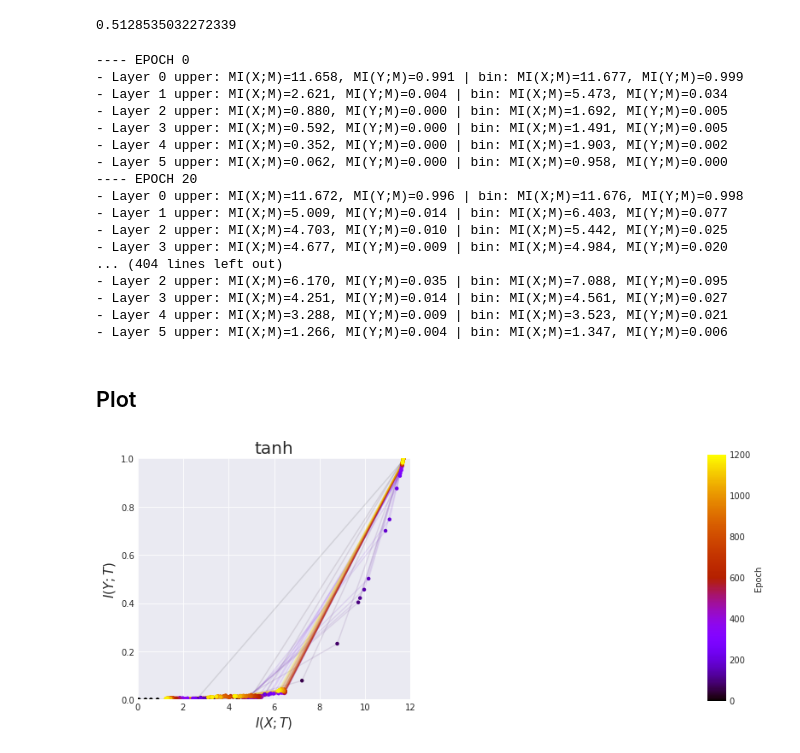
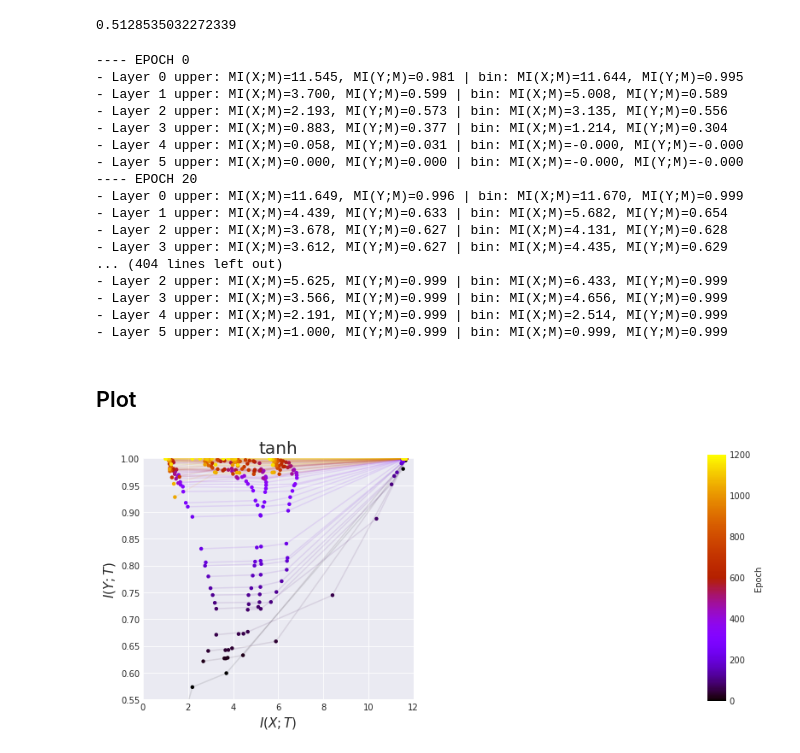
Before and after one commit to rodsveiga/information_plane_NN, a Jupyter notebook: NN_mini_batch_training/compute_MI.ipynb, the cells around one changed output. Saved outputs shown, nothing was run; the diff lists cells and outputs as text; code cells hidden in the pictures.

```diff
--- a/NN_mini_batch_training/compute_MI.ipynb
+++ b/NN_mini_batch_training/compute_MI.ipynb
@@ -51,7 +51,7 @@ False
 ## Training information
 # %%
 #training_info = load_obj('tishby_mini_batch')
-training_info = load_obj('tishby_mini_batch_new_try')
+training_info = load_obj('tishby_mini_batch_artemy_1200')
 # %%
 training_info['data'][0]['activity'][0]
 # %% [output]
@@ -293,6 +293,8 @@ hM_given_Y_upper
 h_upper - hM_given_Y_upper
 # %% [output]
 0.5128535032272339
+# %%
+training_info['data'] = training_info['data_artemy']
 # %%
 #### This is an auxiliary dictionary to store the results for each epoch
 # Data structure used to store results
@@ -382,22 +384,22 @@ for epoch in range(0, len(training_info['data']), 20):
     measures['tanh'][epoch] = cepochdata
 # %% [output]
 ---- EPOCH 0
-- Layer 0 upper: MI(X;M)=11.658, MI(Y;M)=0.991 | bin: MI(X;M)=11.677, MI(Y;M)=0.999
-- Layer 1 upper: MI(X;M)=2.621, MI(Y;M)=0.004 | bin: MI(X;M)=5.473, MI(Y;M)=0.034
-- Layer 2 upper: MI(X;M)=0.880, MI(Y;M)=0.000 | bin: MI(X;M)=1.692, MI(Y;M)=0.005
-- Layer 3 upper: MI(X;M)=0.592, MI(Y;M)=0.000 | bin: MI(X;M)=1.491, MI(Y;M)=0.005
-- Layer 4 upper: MI(X;M)=0.352, MI(Y;M)=0.000 | bin: MI(X;M)=1.903, MI(Y;M)=0.002
-- Layer 5 upper: MI(X;M)=0.062, MI(Y;M)=0.000 | bin: MI(X;M)=0.958, MI(Y;M)=0.000
+- Layer 0 upper: MI(X;M)=11.545, MI(Y;M)=0.981 | bin: MI(X;M)=11.644, MI(Y;M)=0.995
+- Layer 1 upper: MI(X;M)=3.700, MI(Y;M)=0.599 | bin: MI(X;M)=5.008, MI(Y;M)=0.589
+- Layer 2 upper: MI(X;M)=2.193, MI(Y;M)=0.573 | bin: MI(X;M)=3.135, MI(Y;M)=0.556
+- Layer 3 upper: MI(X;M)=0.883, MI(Y;M)=0.377 | bin: MI(X;M)=1.214, MI(Y;M)=0.304
+- Layer 4 upper: MI(X;M)=0.058, MI(Y;M)=0.031 | bin: MI(X;M)=-0.000, MI(Y;M)=-0.000
+- Layer 5 upper: MI(X;M)=0.000, MI(Y;M)=0.000 | bin: MI(X;M)=-0.000, MI(Y;M)=-0.000
 ---- EPOCH 20
-- Layer 0 upper: MI(X;M)=11.672, MI(Y;M)=0.996 | bin: MI(X;M)=11.676, MI(Y;M)=0.998
-- Layer 1 upper: MI(X;M)=5.009, MI(Y;M)=0.014 | bin: MI(X;M)=6.403, MI(Y;M)=0.077
-- Layer 2 upper: MI(X;M)=4.703, MI(Y;M)=0.010 | bin: MI(X;M)=5.442, MI(Y;M)=0.025
-- Layer 3 upper: MI(X;M)=4.677, MI(Y;M)=0.009 | bin: MI(X;M)=4.984, MI(Y;M)=0.020
+- Layer 0 upper: MI(X;M)=11.649, MI(Y;M)=0.996 | bin: MI(X;M)=11.670, MI(Y;M)=0.999
+- Layer 1 upper: MI(X;M)=4.439, MI(Y;M)=0.633 | bin: MI(X;M)=5.682, MI(Y;M)=0.654
+- Layer 2 upper: MI(X;M)=3.678, MI(Y;M)=0.627 | bin: MI(X;M)=4.131, MI(Y;M)=0.628
+- Layer 3 upper: MI(X;M)=3.612, MI(Y;M)=0.627 | bin: MI(X;M)=4.435, MI(Y;M)=0.629
 ... (404 lines left out)
-- Layer 2 upper: MI(X;M)=6.170, MI(Y;M)=0.035 | bin: MI(X;M)=7.088, MI(Y;M)=0.095
-- Layer 3 upper: MI(X;M)=4.251, MI(Y;M)=0.014 | bin: MI(X;M)=4.561, MI(Y;M)=0.027
-- Layer 4 upper: MI(X;M)=3.288, MI(Y;M)=0.009 | bin: MI(X;M)=3.523, MI(Y;M)=0.021
-- Layer 5 upper: MI(X;M)=1.266, MI(Y;M)=0.004 | bin: MI(X;M)=1.347, MI(Y;M)=0.006
+- Layer 2 upper: MI(X;M)=5.625, MI(Y;M)=0.999 | bin: MI(X;M)=6.433, MI(Y;M)=0.999
+- Layer 3 upper: MI(X;M)=3.566, MI(Y;M)=0.999 | bin: MI(X;M)=4.656, MI(Y;M)=0.999
+- Layer 4 upper: MI(X;M)=2.191, MI(Y;M)=0.999 | bin: MI(X;M)=2.514, MI(Y;M)=0.999
+- Layer 5 upper: MI(X;M)=1.000, MI(Y;M)=0.999 | bin: MI(X;M)=0.999, MI(Y;M)=0.999
 # %%
 DO_SAVE = False
 # %% [markdown]
@@ -414,32 +416,32 @@ for actndx, (activation, vals) in enumerate(measures.items()):
 
     #print(vals)
 
     if not len(epochs):
         continue
     plt.subplot(1,2,actndx+1)
     for epoch in epochs:
         c = sm.to_rgba(epoch)
         xmvals = np.array(vals[epoch]['MI_XM_'+infoplane_measure])[PLOT_LAYERS]
         ymvals = np.array(vals[epoch]['MI_YM_'+infoplane_measure])[PLOT_LAYERS]
 
 
         plt.plot(xmvals, ymvals, c=c, alpha=0.1, zorder=1)
         plt.scatter(xmvals, ymvals, s=20, facecolors=[c for _ in PLOT_LAYERS], edgecolor='none', zorder=2)
 
-    plt.ylim([0, 1])
+    plt.ylim([0.55, 1])
     plt.xlim([0, 12])
 #     plt.ylim([0, 3.5])
 #     plt.xlim([0, 14])
     plt.xlabel('$I(X;T)$', fontsize= 15)
     plt.ylabel('$I(Y;T)$', fontsize= 15)
     plt.title(activation, fontsize= 20)
 
 cbaxes = fig.add_axes([1.0, 0.125, 0.03, 0.8])
 plt.colorbar(sm, label='Epoch', cax=cbaxes)
 plt.tight_layout()
 
 if DO_SAVE:
     #plt.savefig('plots/' + DIR_TEMPLATE % ('infoplane_'+ARCH),bbox_inches='tight')
     plt.savefig('plots/info_plane_no_mini_batch')
 # %% [output]
-[figure, old version]
+[figure, new version]
```
Also changed, not shown: 2 other files.
